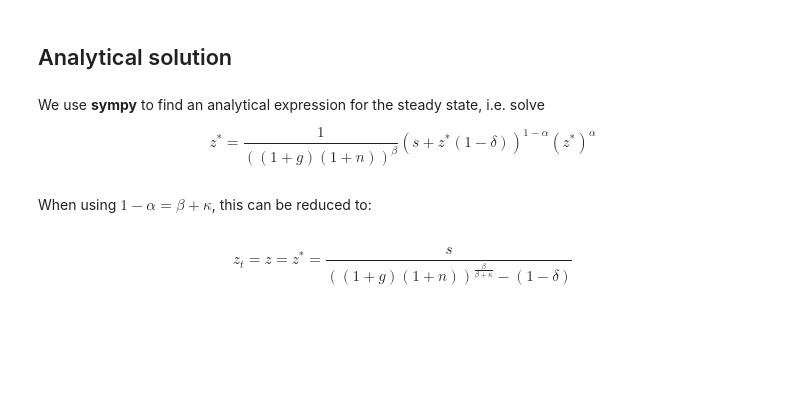
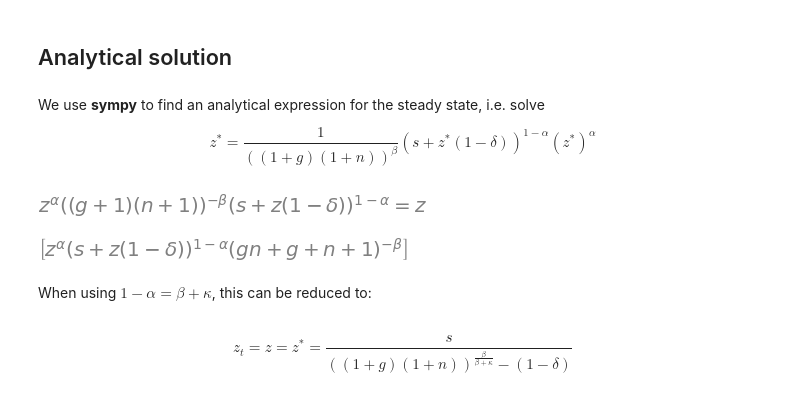
Before and after one commit to NumEconCopenhagen/projects-2023-mc, a Jupyter notebook: modelproject/modelproject.ipynb, the cells around one changed output. Drawn from its saved outputs; the diff is of its cells as text; code cells hidden in the pictures; blank space fills up the shorter version.

```diff
--- a/modelproject/modelproject.ipynb
+++ b/modelproject/modelproject.ipynb
@@ -76,8 +76,11 @@ s = sm.symbols('s') #savings/investment rate
 g = sm.symbols('g') #growth in technology
 n = sm.symbols('n') #growth in labour force
 # %%
-z =sm.Eq(((s+z*(1-delta))**(1-alpha)*z**alpha)/((1+g)*(1+n))**beta)
+#z_trans = sm.Eq(((s+z*(1-delta))**(1-alpha)*z**alpha)/((1+g)*(1+n))**beta, z)
+#z_trans
 # %%
 #Then we define the steady state equations
-#ss1 = sm.Eq(((s+z*(1-delta))**(1-alpha))*z**alpha/(((1+n)*(1+g))**beta), z)
-#ss1
+ss1 = sm.Eq(((s+z*(1-delta))**(1-alpha))*z**alpha/(((1+n)*(1+g))**beta), z)
+ss1
+# %% [output]
+[figure, added]
@@ -88,6 +89,8 @@ sm.nonlinsolve([ss1], z)
 #We solve the steady state equations for z
 sss1 = sm.solve((ss1), z, implicit = True)
 sss1
+# %% [output]
+[figure, added]
 # %% [markdown]
 When using $ 1 - \alpha = \beta + \kappa $, this can be reduced to:
 # %% [markdown]
```
Also changed, not shown: parts of 11 cells of this notebook.
